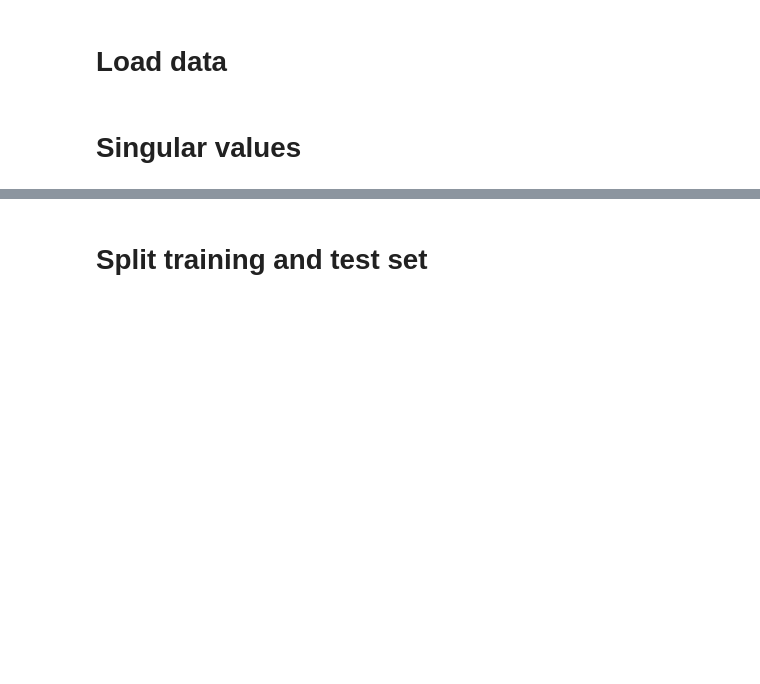
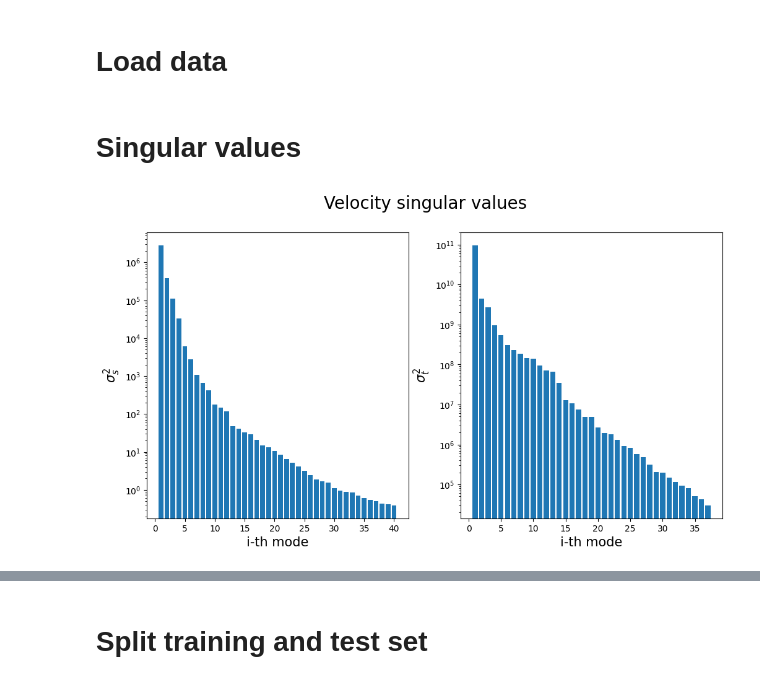
Before and after one commit to CS-433/ml-project-2-vaporizers, a Jupyter notebook: run_weighted.ipynb, the cells around one changed output, grey strips where cells are left out. Cells and saved outputs as stored; diff of their text form; code cells hidden in the pictures; blank space fills up the shorter version.

Commit message:
Add plot singular values

```diff
--- a/run_weighted.ipynb
+++ b/run_weighted.ipynb
@@ -38,3 +38,26 @@ def f(w):
 	# return w
 	# return w ** 2
 	return torch.sqrt(w)
+# %%
+# Plot velocity singular values
+
+plt.figure(figsize=(12, 6))
+plt.subplot(1, 2, 1)
+plt.bar(range(1, sv_space['velocity'].size + 1), sv_space['velocity'] ** 2)
+plt.yscale("log")
+
+plt.ylabel("$\sigma^2_s$", size=15)
+plt.xlabel("i-th mode", size=15)
+plt.subplot(1, 2, 2)
+plt.bar(range(1, sv_time['velocity'].size + 1), sv_time['velocity'] ** 2)
+plt.yscale("log")
+
+plt.ylabel("$\sigma^2_t$", size=15)
+plt.xlabel("i-th mode", size=15)
+
+plt.suptitle("Velocity singular values", size=20)
+
+plt.show()
+# plt.savefig("sv_v")
+# %% [output]
+[figure, added]
```
Also changed, not shown: parts of 1 cell of this notebook.
